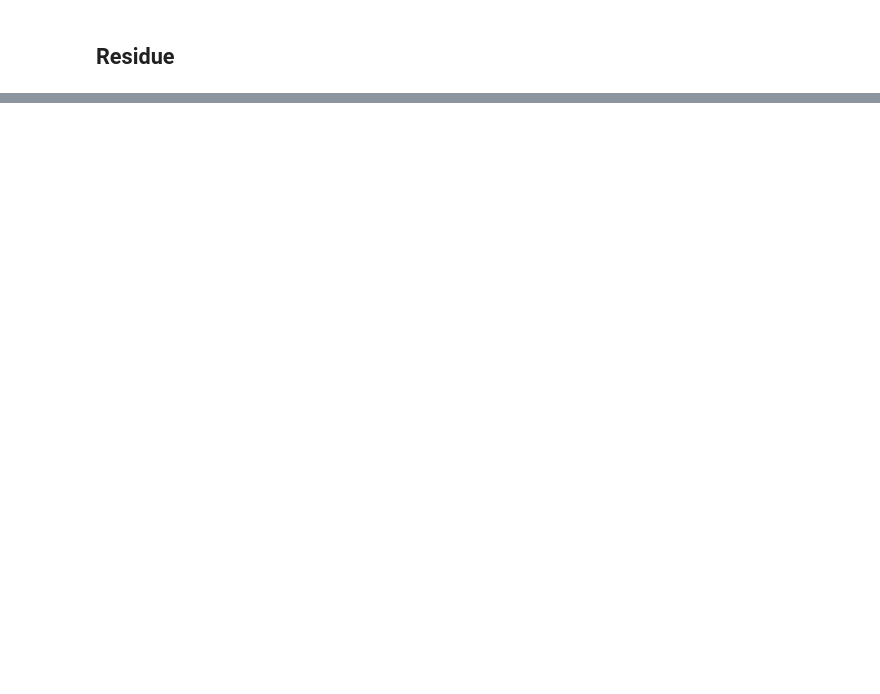
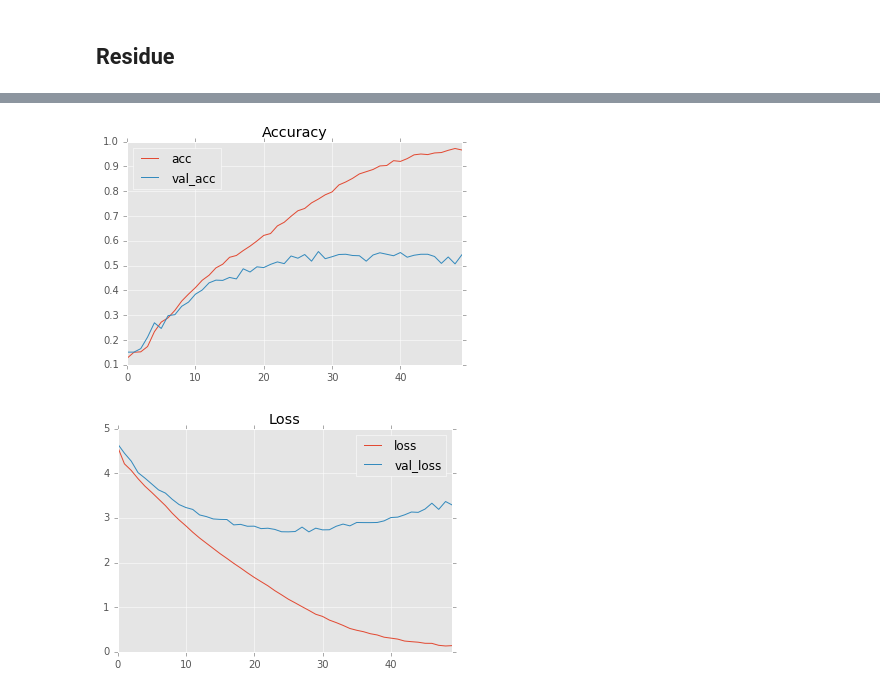
Before and after one commit to vickyliin/NLIL, a Jupyter notebook: train_law_classifier_cnn.ipynb, the cells around one changed output, grey strips where cells are left out. Saved outputs shown, nothing was run; the diff lists cells and outputs as text; code cells hidden in the pictures; blank space fills up the shorter version.

```diff
--- a/train_law_classifier_cnn.ipynb
+++ b/train_law_classifier_cnn.ipynb
@@ -141,0 +126,14 @@ pd.DataFrame(hist_res.history).plot()
+# %%
+resden = model.CNN(maxlen=450, torel=relation, residue=True, dense_layers=100)
+# %%
+# opt = optim.RMSprop(lr=1.2e-3)
+resden.compile(loss='categorical_crossentropy',
+               optimizer='RMSprop',
+               metrics=['acc'])
+resden.reset()
+hist_resden = resden.fit(trainset, validset, epochs=50, batch_size=128)
+# %%
+plot_hist(hist_resden)
+# %% [output]
+[figure, added]
+[figure, added]
```
Also changed, not shown: parts of 24 cells of this notebook, 1 other file.
